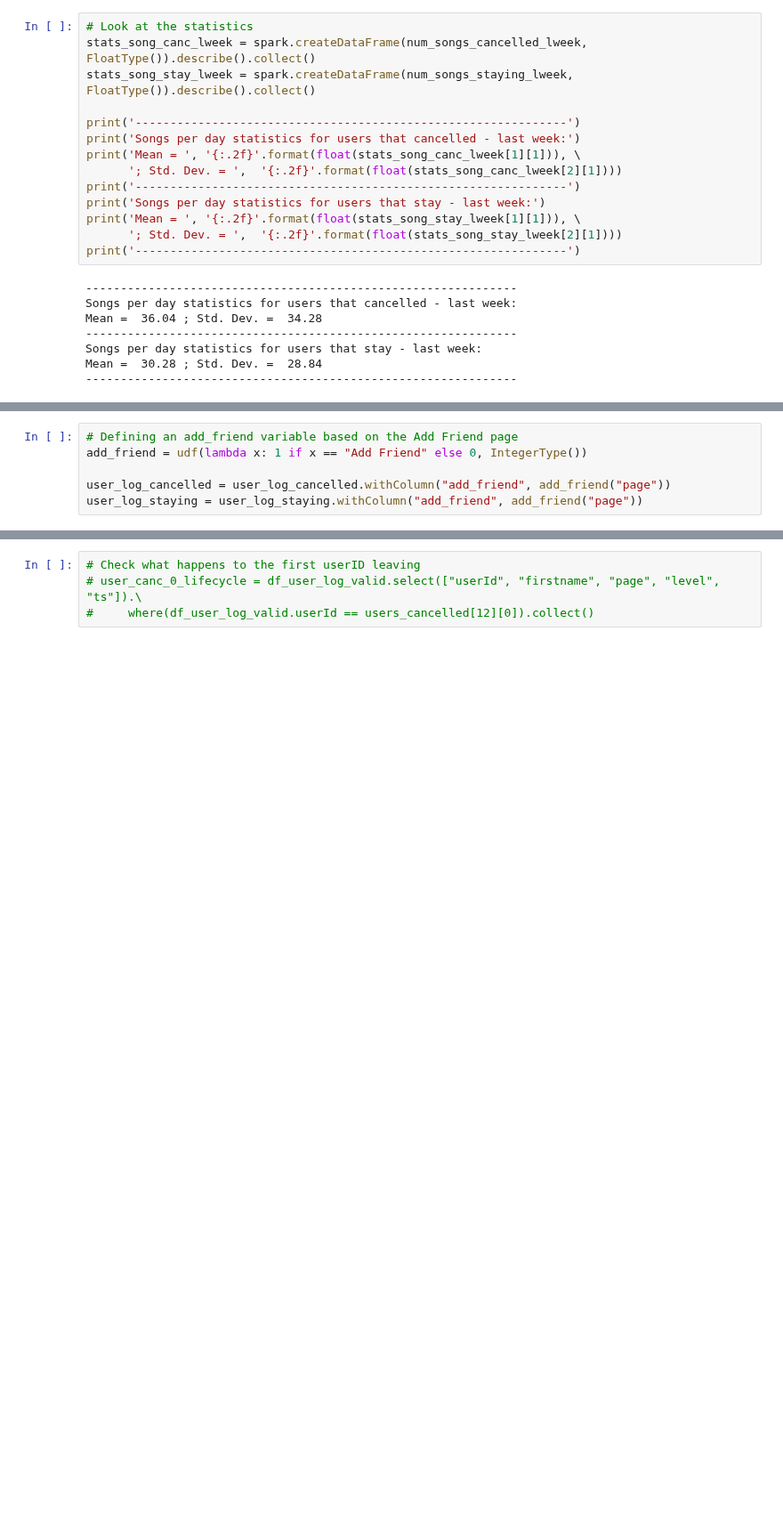
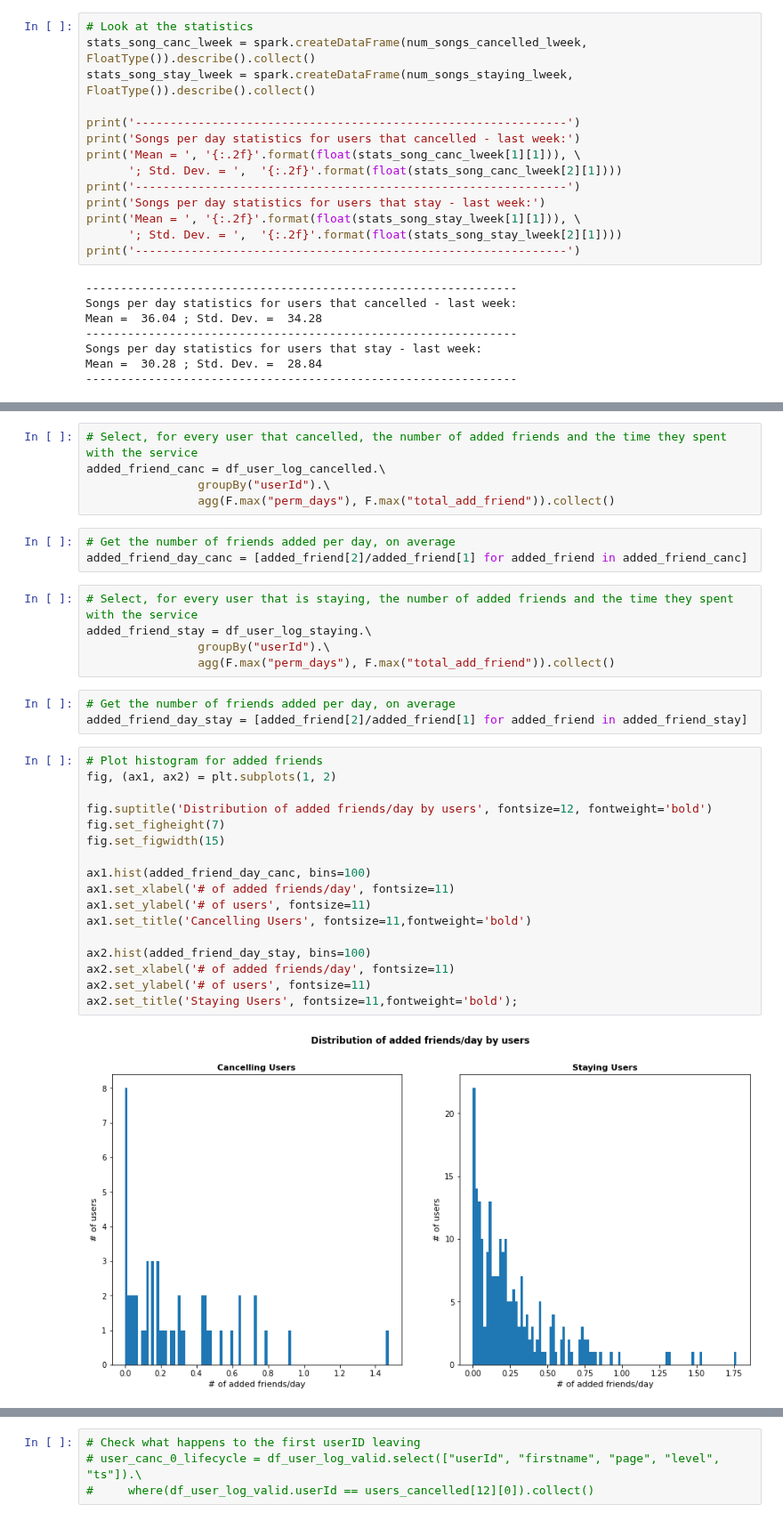
Before and after one commit to russom/DSND-Capstone, a Jupyter notebook: notebooks/Sparkify-project-local.ipynb, the cells around one changed output, grey strips where cells are left out. Shown at 89% size. Drawn from its saved outputs; the diff is of its cells as text; blank space fills up the shorter version.

```diff
--- a/notebooks/Sparkify-project-local.ipynb
+++ b/notebooks/Sparkify-project-local.ipynb
@@ -406,6 +401,35 @@ user_log_staying = user_log_staying.withColumn("roll_adv", roll_adv("page"))
-# %%
-# Defining an add_friend variable based on the Add Friend page
-add_friend = udf(lambda x: 1 if x == "Add Friend" else 0, IntegerType())
-
-user_log_cancelled = user_log_cancelled.withColumn("add_friend", add_friend("page"))
-user_log_staying = user_log_staying.withColumn("add_friend", add_friend("page"))
+# %%
+# Select, for every user that cancelled, the number of added friends and the time they spent with the service
+added_friend_canc = df_user_log_cancelled.\
+                groupBy("userId").\
+                agg(F.max("perm_days"), F.max("total_add_friend")).collect()
+# %%
+# Get the number of friends added per day, on average
+added_friend_day_canc = [added_friend[2]/added_friend[1] for added_friend in added_friend_canc]
+# %%
+# Select, for every user that is staying, the number of added friends and the time they spent with the service
+added_friend_stay = df_user_log_staying.\
+                groupBy("userId").\
+                agg(F.max("perm_days"), F.max("total_add_friend")).collect()
+# %%
+# Get the number of friends added per day, on average
+added_friend_day_stay = [added_friend[2]/added_friend[1] for added_friend in added_friend_stay]
+# %%
+# Plot histogram for added friends
+fig, (ax1, ax2) = plt.subplots(1, 2)
+
+fig.suptitle('Distribution of added friends/day by users', fontsize=12, fontweight='bold')
+fig.set_figheight(7)
+fig.set_figwidth(15)
+
+ax1.hist(added_friend_day_canc, bins=100)
+ax1.set_xlabel('# of added friends/day', fontsize=11)
+ax1.set_ylabel('# of users', fontsize=11)
+ax1.set_title('Cancelling Users', fontsize=11,fontweight='bold')
+
+ax2.hist(added_friend_day_stay, bins=100)
+ax2.set_xlabel('# of added friends/day', fontsize=11)
+ax2.set_ylabel('# of users', fontsize=11)
+ax2.set_title('Staying Users', fontsize=11,fontweight='bold');
+# %% [output]
+[figure, added]
```
Also changed, not shown: parts of 93 cells of this notebook.
